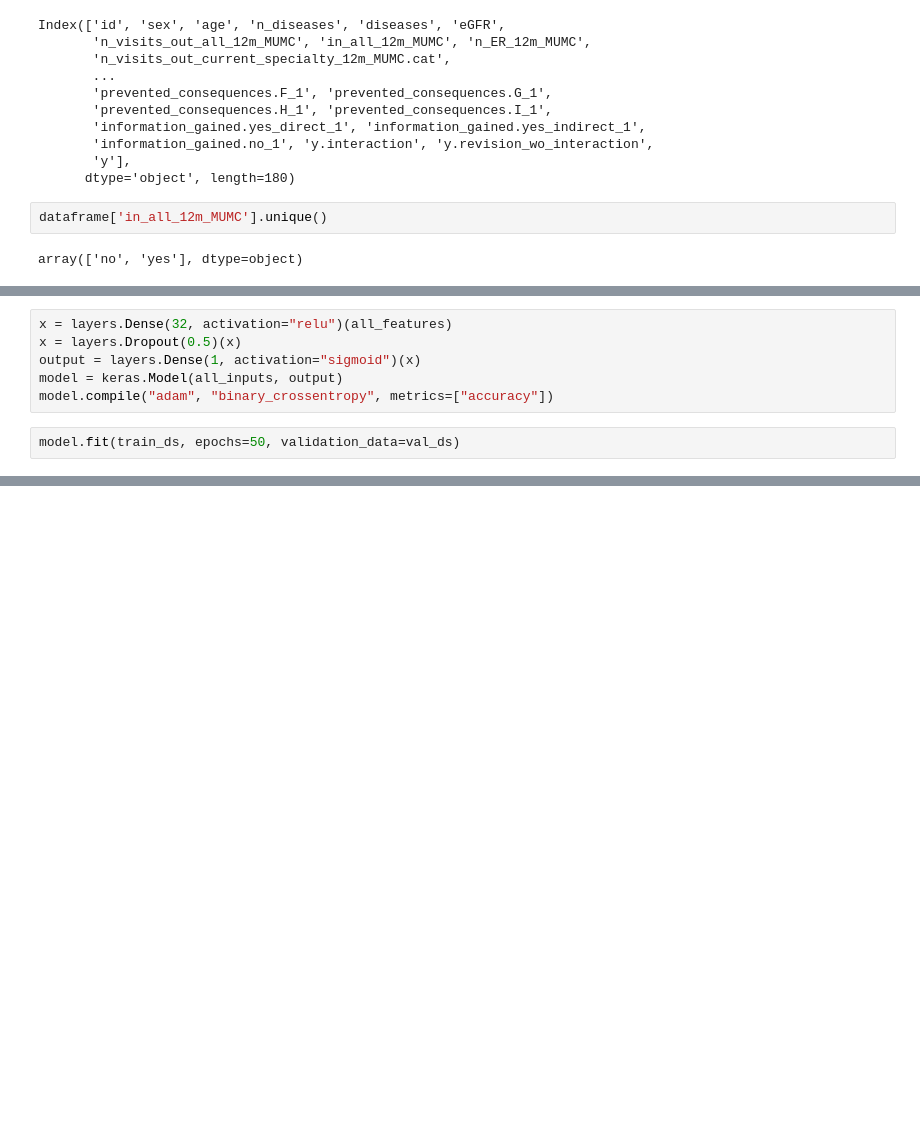
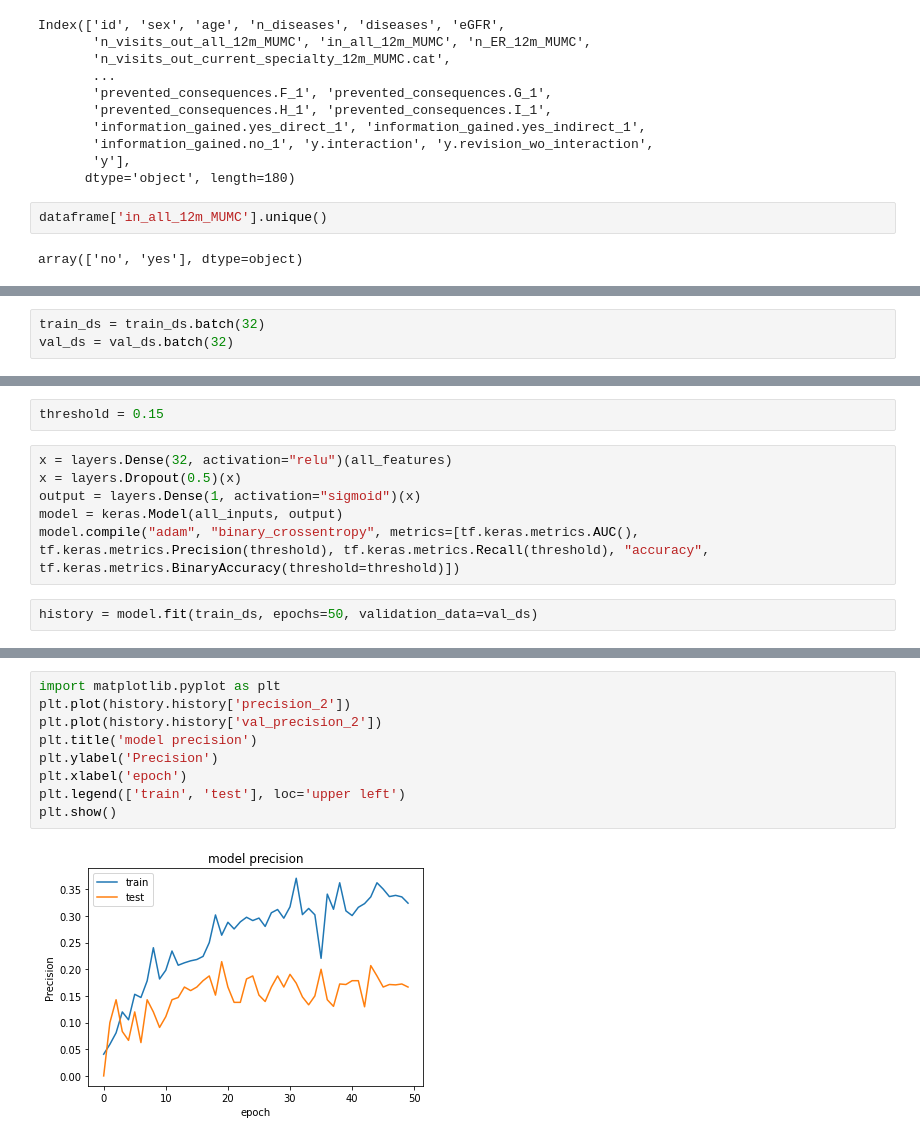
Before and after one commit to MaastrichtU-CDS/projects_medication-reconciliation, a Jupyter notebook: notebooks/Medication reconciliation.ipynb, the cells around one changed output, grey strips where cells are left out. Drawn from its saved outputs; the diff is of its cells as text; blank space fills up the shorter version.

```diff
--- a/notebooks/Medication reconciliation.ipynb
+++ b/notebooks/Medication reconciliation.ipynb
@@ -178 +544,4 @@ def encode_categorical_feature(feature, name, dataset, is_string):
+# %%
+train_ds = train_ds.batch(32)
+val_ds = val_ds.batch(32)
 # %%
@@ -195,8 +814,10 @@ all_features = layers.concatenate(
+# %%
+threshold = 0.15
 # %%
 x = layers.Dense(32, activation="relu")(all_features)
 x = layers.Dropout(0.5)(x)
 output = layers.Dense(1, activation="sigmoid")(x)
 model = keras.Model(all_inputs, output)
-model.compile("adam", "binary_crossentropy", metrics=["accuracy"])
+model.compile("adam", "binary_crossentropy", metrics=[tf.keras.metrics.AUC(), tf.keras.metrics.Precision(threshold), tf.keras.metrics.Recall(threshold), "accuracy", tf.keras.metrics.BinaryAccuracy(threshold=threshold)])
 # %%
-model.fit(train_ds, epochs=50, validation_data=val_ds)
+history = model.fit(train_ds, epochs=50, validation_data=val_ds)
@@ -202,0 +862,11 @@ model.fit(train_ds, epochs=50, validation_data=val_ds)
+# %%
+import matplotlib.pyplot as plt
+plt.plot(history.history['precision_2'])
+plt.plot(history.history['val_precision_2'])
+plt.title('model precision')
+plt.ylabel('Precision')
+plt.xlabel('epoch')
+plt.legend(['train', 'test'], loc='upper left')
+plt.show()
+# %% [output]
+[figure, added]
```
Also changed, not shown: parts of 21 cells of this notebook, 2 other files.
